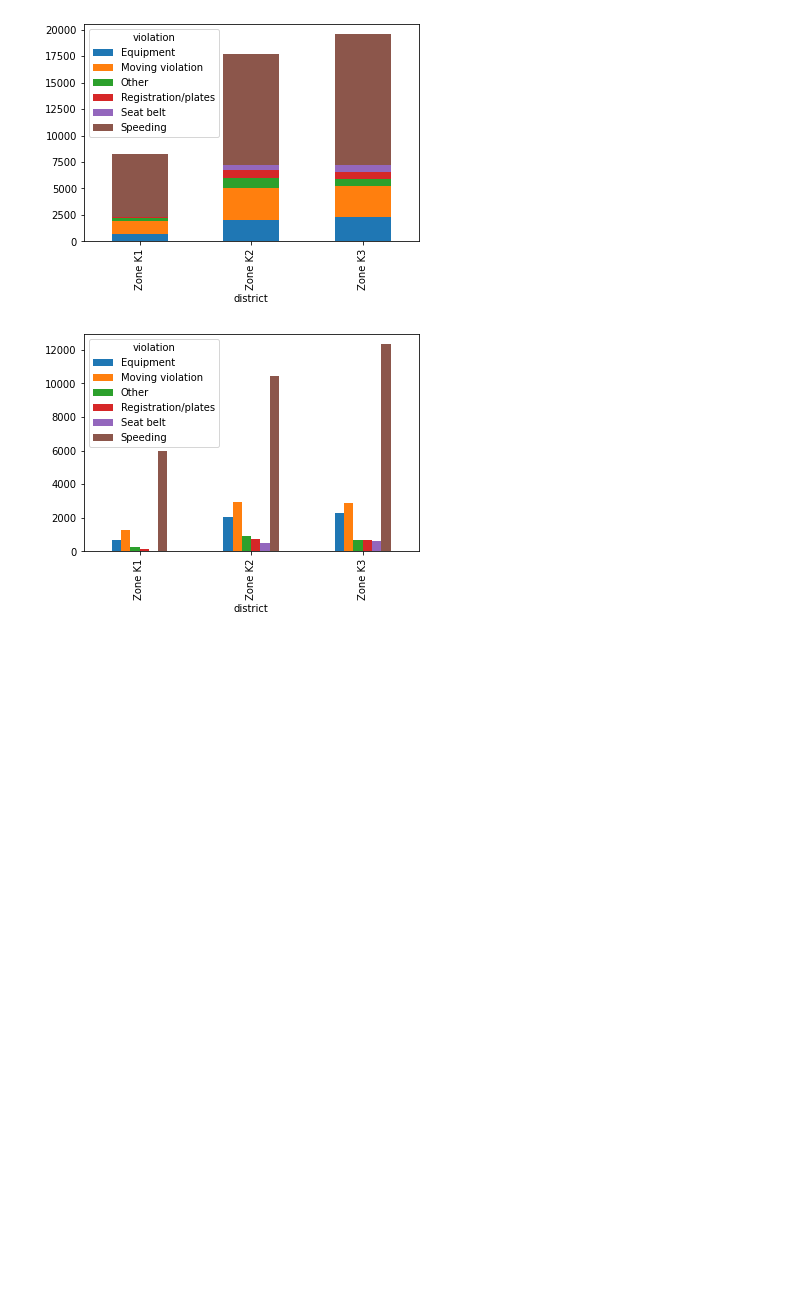
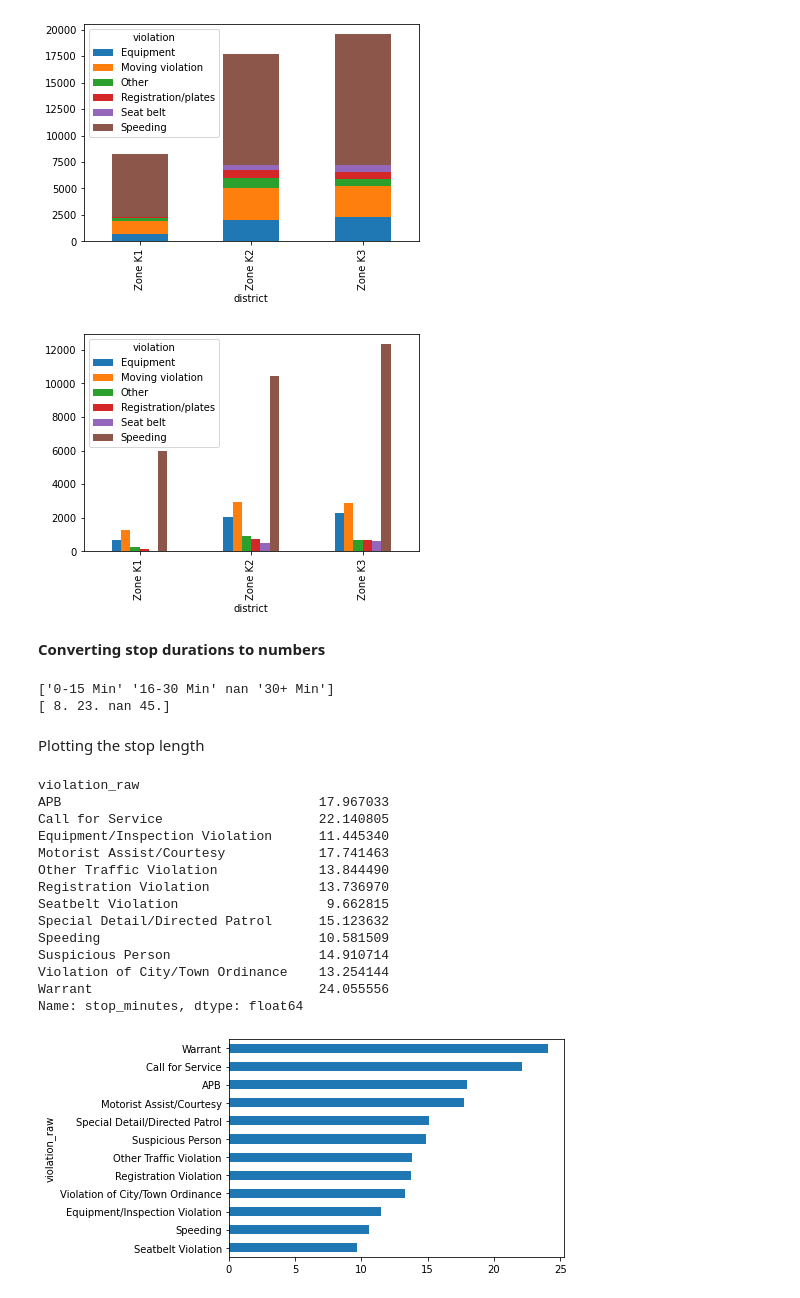
Before and after one commit to ju-mk/police_ri, a Jupyter notebook: police_ri_analysis.ipynb, the cells around one changed output. Cells and saved outputs as stored; diff of their text form; code cells hidden in the pictures; blank space fills up the shorter version.

```diff
--- a/police_ri_analysis.ipynb
+++ b/police_ri_analysis.ipynb
@@ -553,3 +553,50 @@ Zone K2       10448
 Zone K3       12323
 [figure]
 [figure]
+# %% [markdown]
+**Converting stop durations to numbers**
+# %%
+# Print the unique values in 'stop_duration'
+print(ri2.stop_duration.unique())
+
+# Create a dictionary that maps strings to integers
+mapping = {'0-15 Min': 8, '16-30 Min': 23, '30+ Min': 45}
+
+# Convert the 'stop_duration' strings to integers using the 'mapping'
+ri2['stop_minutes'] = ri2.stop_duration.map(mapping)
+
+# Print the unique values in 'stop_minutes'
+print(ri2.stop_minutes.unique())
+# %% [output]
+['0-15 Min' '16-30 Min' nan '30+ Min']
+[ 8. 23. nan 45.]
+# %% [markdown]
+Plotting the stop length
+# %%
+# Calculate the mean 'stop_minutes' for each value in 'violation_raw'
+print(ri2.groupby('violation_raw').stop_minutes.mean())
+
+# Save the resulting Series as 'stop_length'
+stop_length = ri2.groupby('violation_raw').stop_minutes.mean()
+
+# Sort 'stop_length' by its values and create a horizontal bar plot
+stop_length.sort_values().plot(kind='barh')
+
+# Display the plot
+plt.show()
+# %% [output]
+violation_raw
+APB                                 17.967033
+Call for Service                    22.140805
+Equipment/Inspection Violation      11.445340
+Motorist Assist/Courtesy            17.741463
+Other Traffic Violation             13.844490
+Registration Violation              13.736970
+Seatbelt Violation                   9.662815
+Special Detail/Directed Patrol      15.123632
+Speeding                            10.581509
+Suspicious Person                   14.910714
+Violation of City/Town Ordinance    13.254144
+Warrant                             24.055556
+Name: stop_minutes, dtype: float64
+[figure, added]
```
Also changed, not shown: parts of 16 cells of this notebook.
